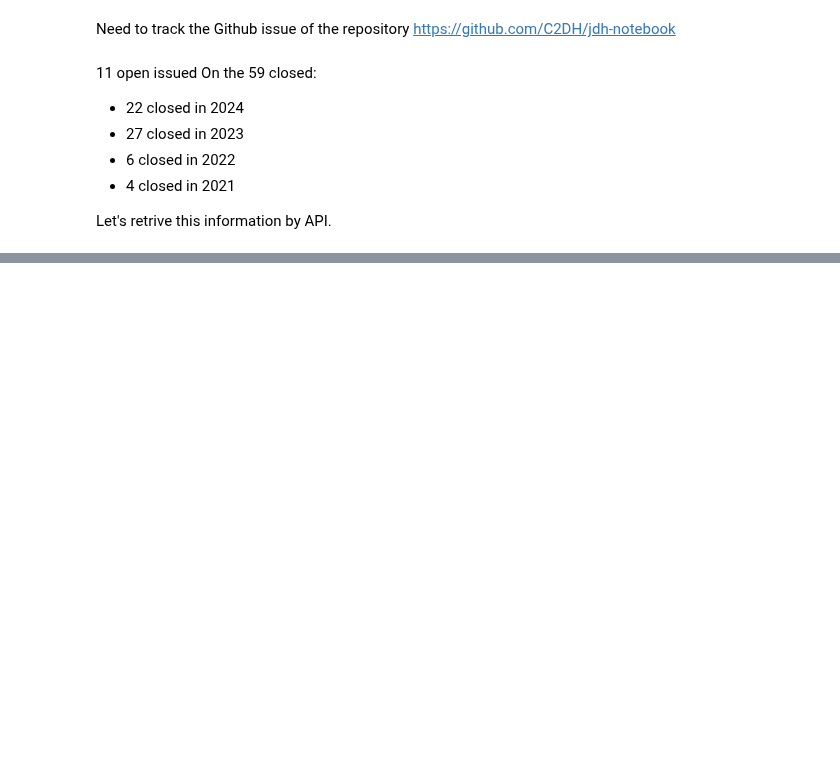
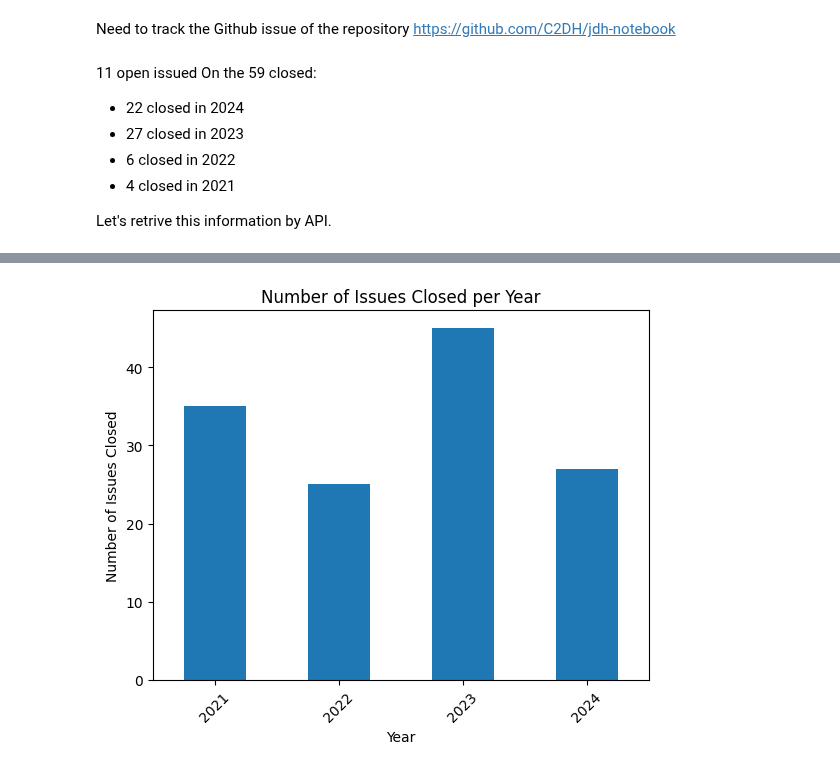
Before and after one commit to C2DH/journal-of-digital-history-backend, a Jupyter notebook: jdh_statistics.ipynb, the cells around one changed output, grey strips where cells are left out. Saved outputs shown, nothing was run; the diff lists cells and outputs as text; code cells hidden in the pictures; blank space fills up the shorter version.

```diff
--- a/jdh_statistics.ipynb
+++ b/jdh_statistics.ipynb
@@ -304,0 +329,18 @@ df.head()
+# %%
+
+# Extract year from closed_at and create a DataFrame
+data = [{'year': pd.to_datetime(issue['closed_at']).year} for issue in all_issues if issue['closed_at'] is not None]
+df = pd.DataFrame(data)
+
+# Count the number of issues closed per year
+issues_per_year = df['year'].value_counts().sort_index()
+
+# Plotting
+issues_per_year.plot(kind='bar')
+plt.title('Number of Issues Closed per Year')
+plt.xlabel('Year')
+plt.ylabel('Number of Issues Closed')
+plt.xticks(rotation=45)
+plt.show()
+# %% [output]
+[figure, added]
```
Also changed, not shown: parts of 2 cells of this notebook.
